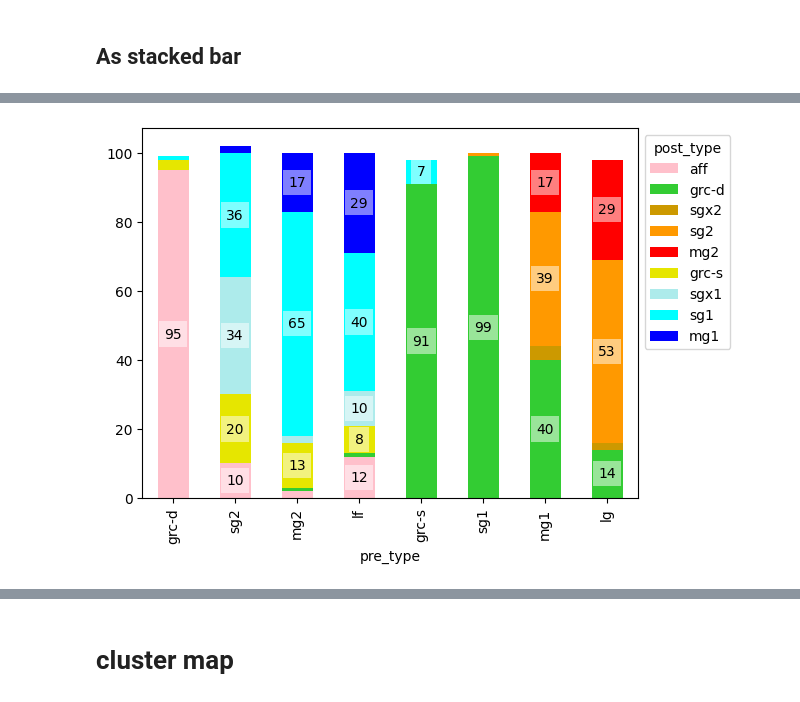
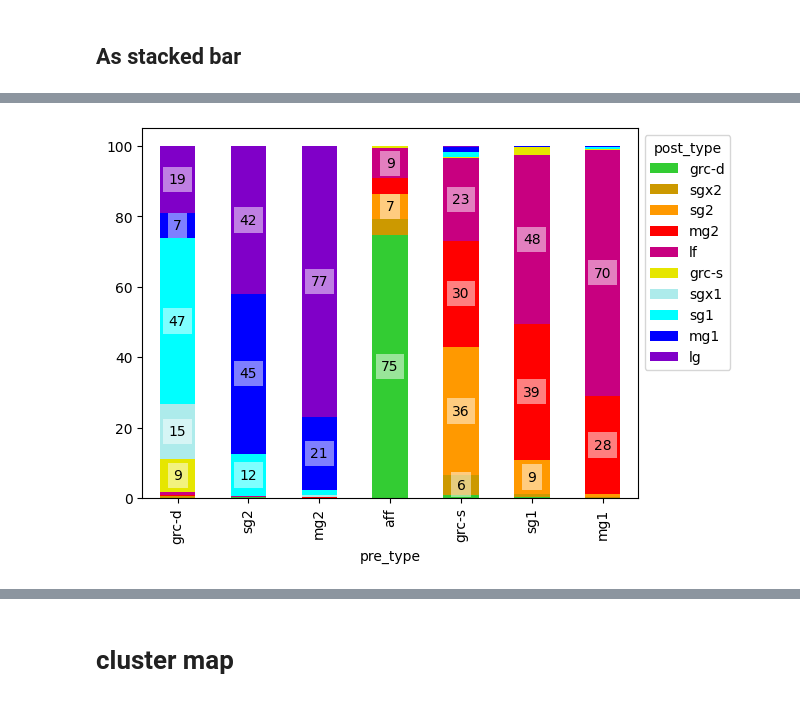
Before and after one commit to neurologic/eCREST, a Jupyter notebook: Connectivity.ipynb, the cells around one changed output, grey strips where cells are left out. Cells and saved outputs as stored; diff of their text form; code cells hidden in the pictures.

```diff
--- a/Connectivity.ipynb
+++ b/Connectivity.ipynb
@@ -72,0 +67,3 @@ if syn == 'pre-synaptic':
+# %%
+df_syn = pd.read_csv(dirpath / 'graphs/df_postsyn.csv')
+syn = 'post-synaptic'
@@ -157,14 +157,18 @@ for c in df_syn['pre'].unique():
 
         cell = ecrest(settings_dict,filepath = nodefiles[str(c)],launch_viewer=False)
 
-        cell_dict = {
-            'id': cell.cell_data['metadata']['main_seg']['base'],
-            'type': cell_types[c], #cell.get_ctype("manual"),
-            'soma-diam': soma_diam[c],
-            'n_syn': len(cell.cell_data['end_points'][syn]),
-            'done': len(c_df),
-            'todo': len(cell.cell_data['end_points'][syn]) - len(c_df),
-            'completed': len(c_df) / (len(cell.cell_data['end_points'][syn]))
-            }
+        try:
+            cell_dict = {
+                'id': cell.cell_data['metadata']['main_seg']['base'],
+                'type': cell_types[c], #cell.get_ctype("manual"),
+                # 'soma-diam': soma_diam[c],
+                'n_syn': len(cell.cell_data['end_points'][syn]),
+                'done': len(c_df),
+                'todo': len(cell.cell_data['end_points'][syn]) - len(c_df),
+                'completed': len(c_df) / (len(cell.cell_data['end_points'][syn]))
+                }
+        except:
+            print(f'error on {c}')
+            continue
 
         df_progress = pd.concat([df_progress,pd.DataFrame([cell_dict])])
@@ -179,8 +206,8 @@ for c in df_syn['pre'].unique():
 # %%
 # Filter by pre and/or post cell type
 
-network_types = (set(df_syn['pre_type'].unique()) | set(df_syn['post_type'].unique())) - set(['glia','uk','fov','tsd','dml']) #'tsd','dml','sgx1','sgx2'])
-df_syn = df_syn[(df_syn['pre_type'].isin(network_types - set(['sgx1','sgx2'])))&(df_syn['post_type'].isin(network_types))] #- set(['lg','lf'])
+network_types = (set(df_syn['pre_type'].unique()) | set(df_syn['post_type'].unique())) - set(['glia','uk','fov'])#,'tsd','dml']) #'tsd','dml','sgx1','sgx2'])
+df_syn = df_syn[(df_syn['pre_type'].isin(network_types - set(['sgx1','sgx2'])))&(df_syn['post_type'].isin(network_types))]# - set(['lg','lf'])
 # %%
 # Filter by completeness of synaptic reconstructions
 
@@ -678,5 +782,8 @@ syn_colors = {
     'lg':'#8000c8',
     'lf':'#c80080',
     'aff':'#ffc0cb',
-    'tsd':'#737373'
+    'tsd':'#ccccff',
+    'uk':'#86592d',
+    'fov':'#000000',
+    'focal types':'#33cc33'
 }
@@ -683,33 +803,33 @@ syn_colors = {
 # %%
 res = df_edges.groupby(['pre_type','post_type'])[['weight']].sum(numeric_only=True)#.reset_index()
 syn_total = res.groupby('pre_type')['weight'].sum()
 n_pre = df_edges.groupby(['pre_type'])['pre'].nunique()#.reset_index()['pre']
 n_post = df_edges.groupby(['pre_type'])['post'].nunique()#.reset_index()['pre']
 
-res.loc[:,'weight_norm'] = np.round(res.weight / syn_total *100)
+res.loc[:,'weight_norm'] = res.weight / syn_total *100
 
 matrix_normalized = res.reset_index().pivot(index='pre_type', columns='post_type', values='weight_norm').fillna(0)
 
 
 if syn == 'post-synaptic':
-    order_pre = ['aff','grc-d','sg2','mg2','grc-s','sg1','mg1']#,'dml'] #['grc-d','sg2','mg2','lf','grc-s','sg1','mg1','lg','dml']
-    order_post = ['grc-d','sgx2','sg2','mg2','lf','grc-s','sgx1','sg1','mg1','lg']
+    order_pre = ['grc-d','sg2','mg2','aff','grc-s','sg1','mg1']#,'dml']#,'dml'] #['grc-d','sg2','mg2','lf','grc-s','sg1','mg1','lg','dml']
+    order_post = ['grc-d','sgx2','sg2','mg2','lf','grc-s','sgx1','sg1','mg1','lg']#,'dml','tsd','uk','fov']
 if syn == 'pre-synaptic':
     order_pre = ['grc-d','sg2','mg2','lf','grc-s','sg1','mg1','lg']#,'dml'] #['grc-d','sg2','mg2','lf','grc-s','sg1','mg1','lg','dml']
     order_post = ['aff','grc-d','sgx2','sg2','mg2','grc-s','sgx1','sg1','mg1']
 
 ax = matrix_normalized.loc[order_pre,order_post].plot.bar(stacked=True,color = syn_colors)
 
 for p in ax.patches:
     width, height = p.get_width(), p.get_height()
     x, y = p.get_xy()
     if height >= 5:
         t = ax.text(x+width/2,
                 y+height/2,
                 f'{height:.0f}',
                 horizontalalignment='center',
                 verticalalignment='center')
         t.set_bbox(dict(facecolor='white', alpha=0.5, edgecolor = 'None'))
 sns.move_legend(ax, "upper right", bbox_to_anchor=(1.2, 1))
 # %% [output]
-[figure, old version]
+[figure, new version]
```
Also changed, not shown: parts of 43 cells of this notebook, 7 other files.
